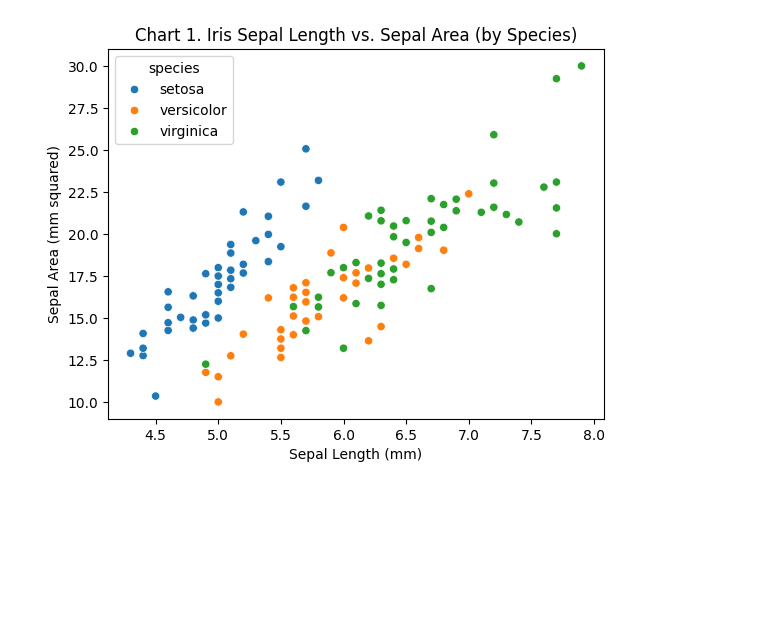
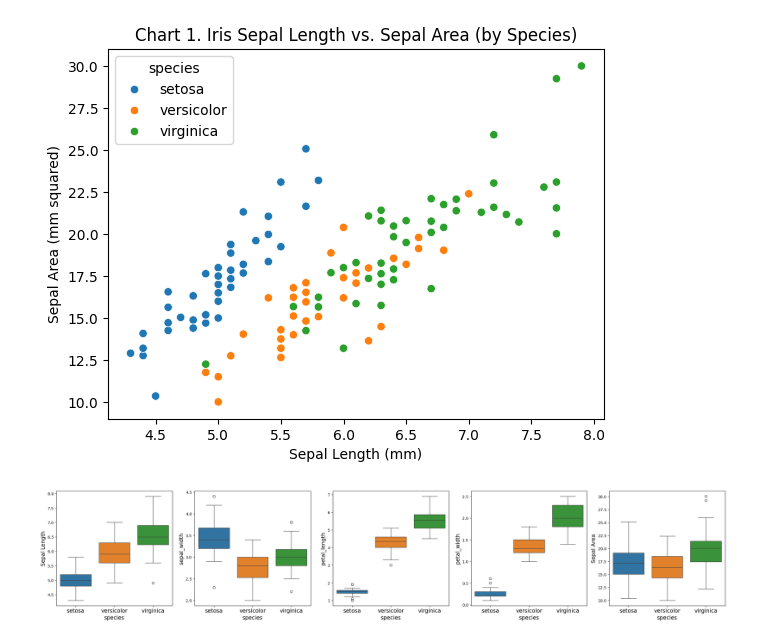
Before and after one commit to JfromNWMS/datafun-04-eda, a Jupyter notebook: jordan_eda.ipynb, the cells around one changed output. Saved outputs shown, nothing was run; the diff lists cells and outputs as text; code cells hidden in the pictures; blank space fills up the shorter version.

```diff
--- a/jordan_eda.ipynb
+++ b/jordan_eda.ipynb
@@ -105,3 +106,11 @@ scatter_plt.set_title("Chart 1. Iris Sepal Length vs. Sepal Area (by Species)")
 matplotlib.pyplot.show()
 # %% [output]
 [figure]
+# %%
+import jmod
+from importlib import reload
+reload(jmod)
+
+jmod.multi_boxplot(x='species', data=iris_df)
+# %% [output]
+[figure, added]
```
Also changed, not shown: parts of 4 cells of this notebook, 2 other files.
